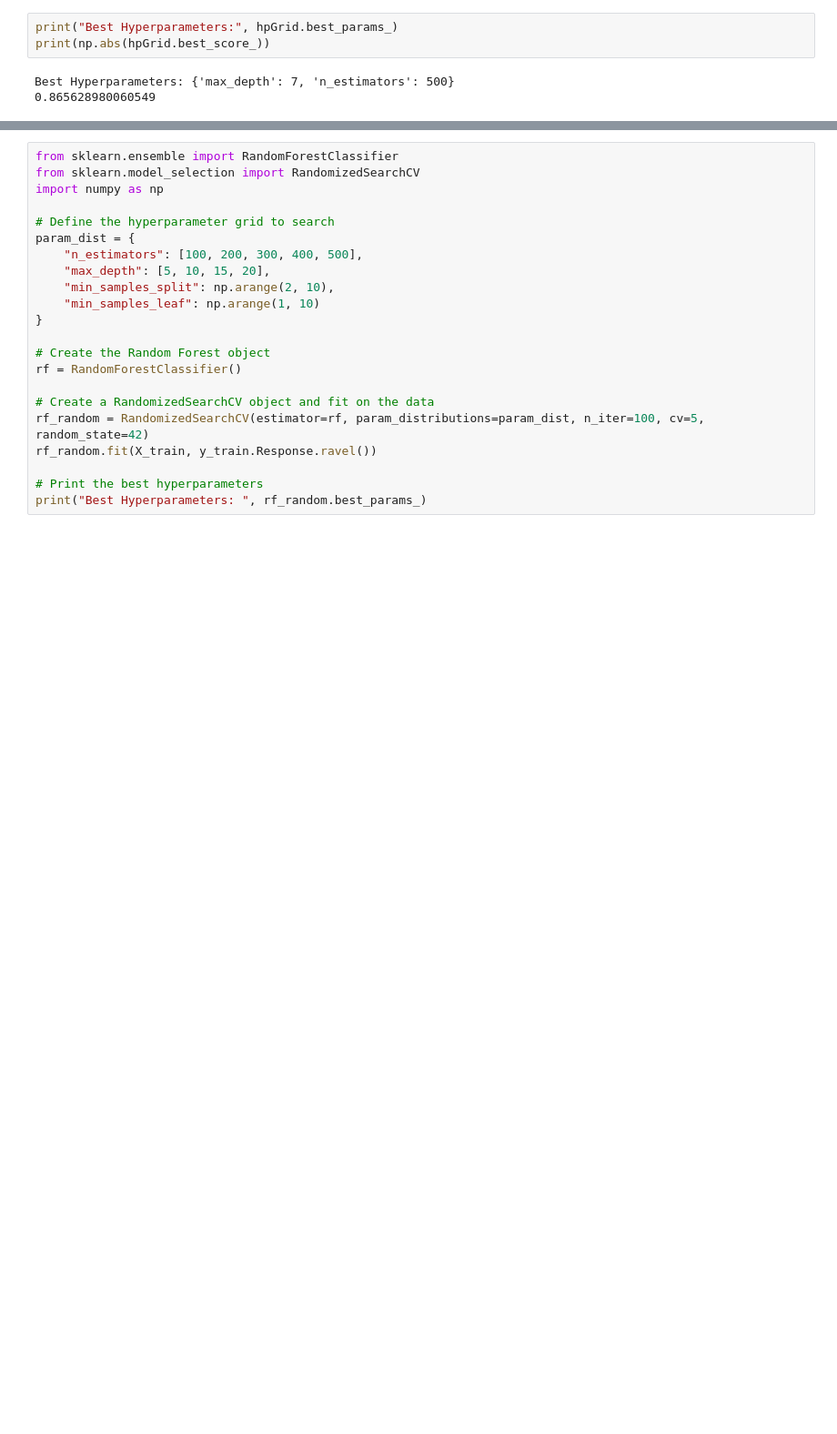
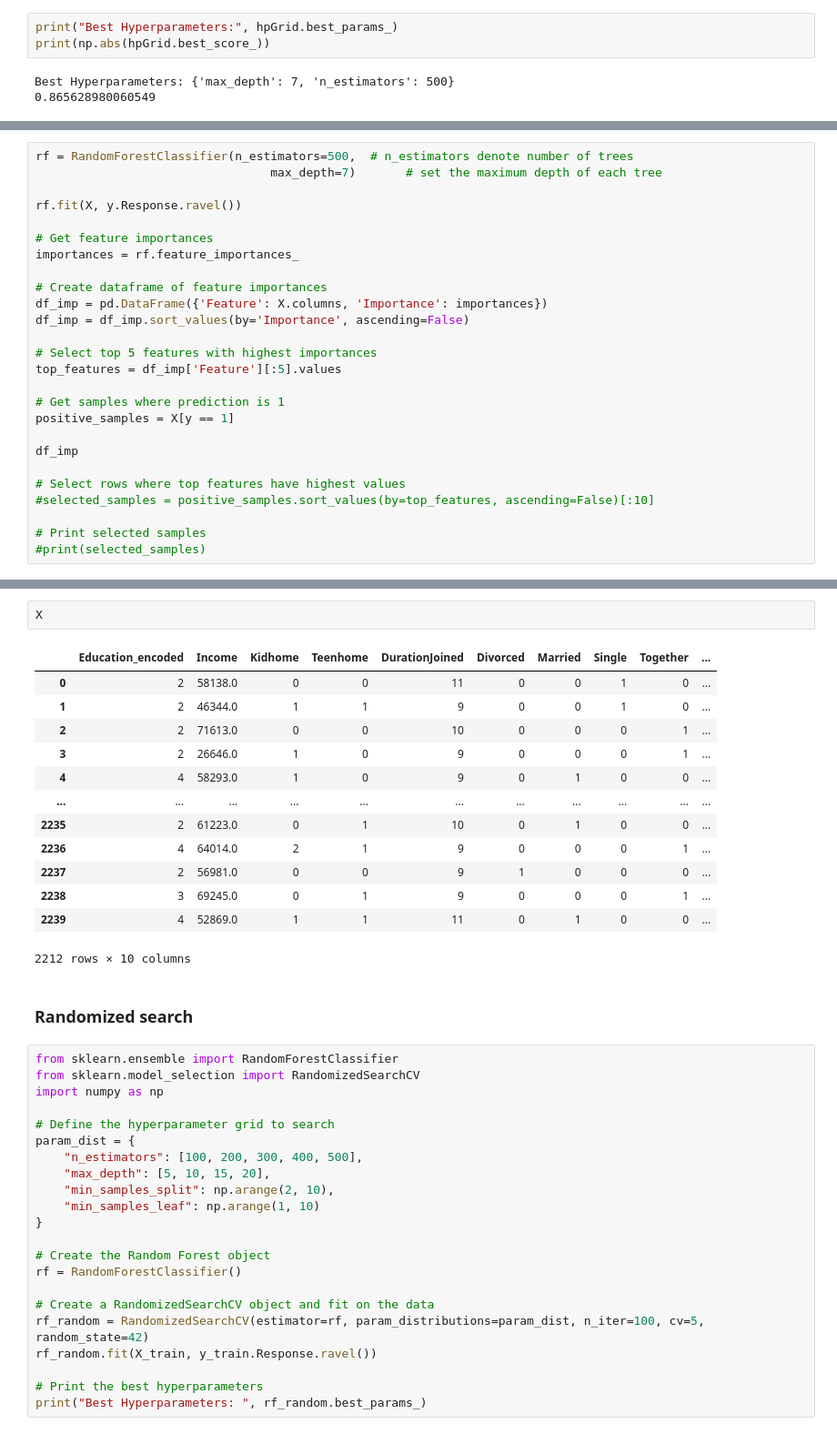
Before and after one commit to rachellimjh/SC1015-Project, a Jupyter notebook: Random Forest.ipynb, the cells around one changed output, grey strips where cells are left out. Shown at 91% size. Drawn from its saved outputs; the diff is of its cells as text; blank space fills up the shorter version.

```diff
--- a/Random Forest.ipynb
+++ b/Random Forest.ipynb
@@ -811,0 +809,26 @@ FNR Test :       0.90625
+# %%
+rf = RandomForestClassifier(n_estimators=500,  # n_estimators denote number of trees
+                                 max_depth=7)       # set the maximum depth of each tree
+
+rf.fit(X, y.Response.ravel())
+
+# Get feature importances
+importances = rf.feature_importances_
+
+# Create dataframe of feature importances
+df_imp = pd.DataFrame({'Feature': X.columns, 'Importance': importances})
+df_imp = df_imp.sort_values(by='Importance', ascending=False)
+
+# Select top 5 features with highest importances
+top_features = df_imp['Feature'][:5].values
+
+# Get samples where prediction is 1
+positive_samples = X[y == 1]
+
+df_imp
+
+# Select rows where top features have highest values
+#selected_samples = positive_samples.sort_values(by=top_features, ascending=False)[:10]
+
+# Print selected samples
+#print(selected_samples)
@@ -812,3 +847,22 @@ FNR Test :       0.90625
+# %%
+X
+# %% [output]
+|  | Education_encoded | Income | Kidhome | Teenhome | DurationJoined | Divorced | Married | Single | Together | ... |
+| 0 | 2 | 58138.0 | 0 | 0 | 11 | 0 | 0 | 1 | 0 | ... |
+| 1 | 2 | 46344.0 | 1 | 1 | 9 | 0 | 0 | 1 | 0 | ... |
+| 2 | 2 | 71613.0 | 0 | 0 | 10 | 0 | 0 | 0 | 1 | ... |
+| 3 | 2 | 26646.0 | 1 | 0 | 9 | 0 | 0 | 0 | 1 | ... |
+| 4 | 4 | 58293.0 | 1 | 0 | 9 | 0 | 1 | 0 | 0 | ... |
+| ... | ... | ... | ... | ... | ... | ... | ... | ... | ... | ... |
+| 2235 | 2 | 61223.0 | 0 | 1 | 10 | 0 | 1 | 0 | 0 | ... |
+| 2236 | 4 | 64014.0 | 2 | 1 | 9 | 0 | 0 | 0 | 1 | ... |
+| 2237 | 2 | 56981.0 | 0 | 0 | 9 | 1 | 0 | 0 | 0 | ... |
+| 2238 | 3 | 69245.0 | 0 | 1 | 9 | 0 | 0 | 0 | 1 | ... |
+| 2239 | 4 | 52869.0 | 1 | 1 | 11 | 0 | 1 | 0 | 0 | ... |
+2212 rows × 10 columns
+# %% [markdown]
+
+### Randomized search
 # %%
 from sklearn.ensemble import RandomForestClassifier
 from sklearn.model_selection import RandomizedSearchCV
```
Also changed, not shown: parts of 6 cells of this notebook.
